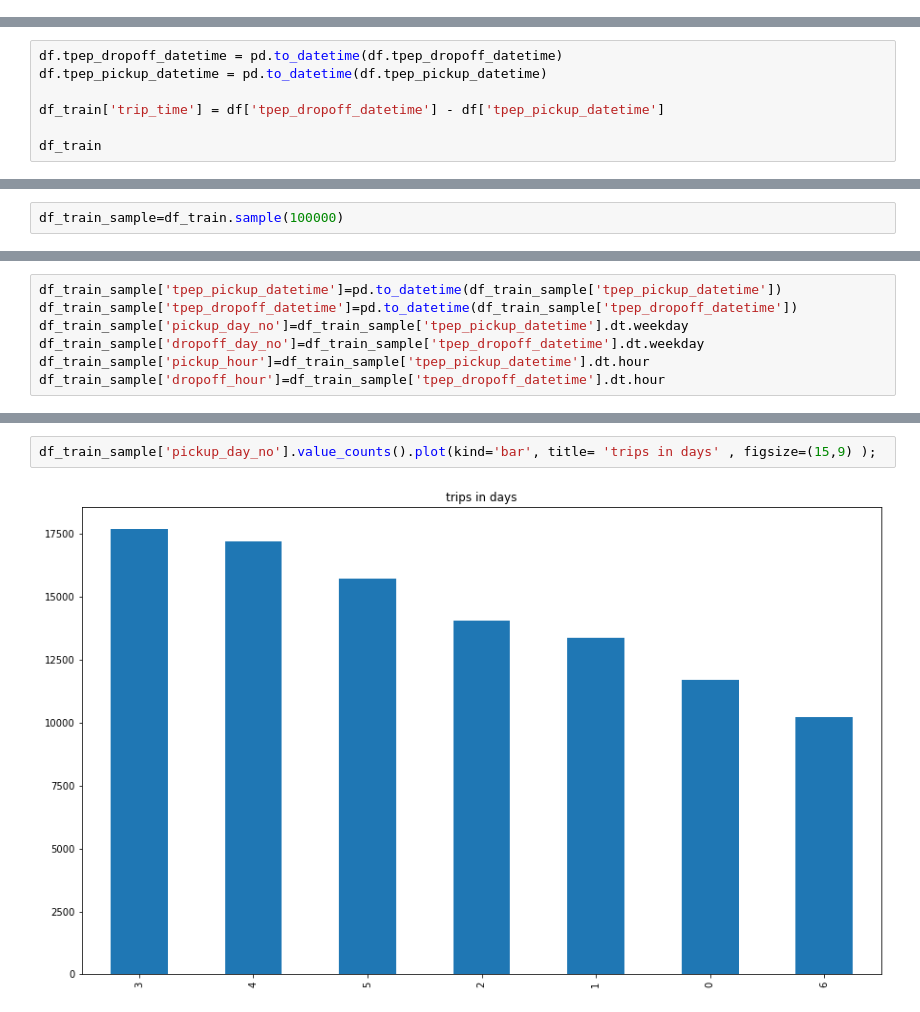
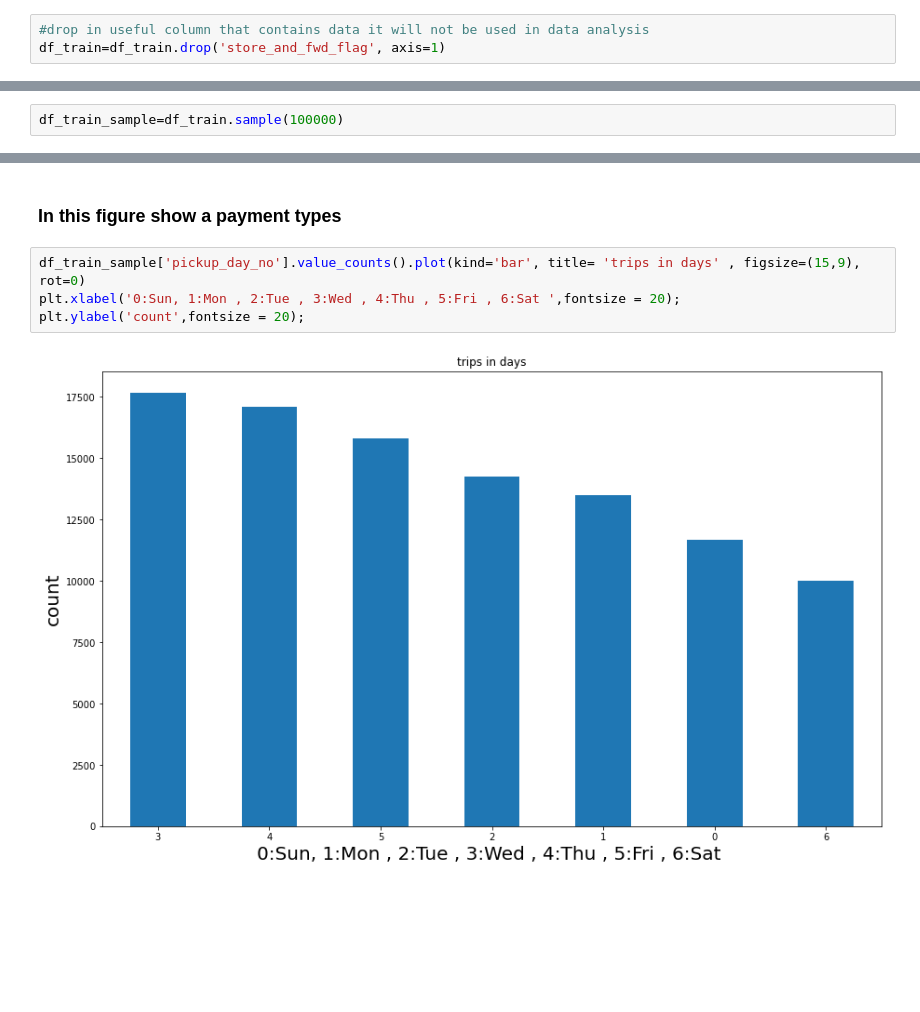
Before and after one commit to mukhtar2019/taxi_trip_regression, a Jupyter notebook: MVP_notebook.ipynb, the cells around one changed output, grey strips where cells are left out. Saved outputs shown, nothing was run; the diff lists cells and outputs as text; blank space fills up the shorter version.

```diff
--- a/MVP_notebook.ipynb
+++ b/MVP_notebook.ipynb
@@ -93,0 +108,3 @@ memory usage: 400.9+ MB
+# %%
+#drop in useful column that contains data it will not be used in data analysis
+df_train=df_train.drop('store_and_fwd_flag', axis=1)
@@ -164,7 +223,0 @@ df_train.shape
-# %%
-df.tpep_dropoff_datetime = pd.to_datetime(df.tpep_dropoff_datetime)
-df.tpep_pickup_datetime = pd.to_datetime(df.tpep_pickup_datetime)
-
-df_train['trip_time'] = df['tpep_dropoff_datetime'] - df['tpep_pickup_datetime']
-
-df_train
@@ -219,10 +238,3 @@ g = sns.pairplot(df_train_sample[:1000], kind='reg', plot_kws={'line_kws':{'colo
-# %%
-df_train_sample['tpep_pickup_datetime']=pd.to_datetime(df_train_sample['tpep_pickup_datetime'])
-df_train_sample['tpep_dropoff_datetime']=pd.to_datetime(df_train_sample['tpep_dropoff_datetime'])
-df_train_sample['pickup_day_no']=df_train_sample['tpep_pickup_datetime'].dt.weekday
-df_train_sample['dropoff_day_no']=df_train_sample['tpep_dropoff_datetime'].dt.weekday
-df_train_sample['pickup_hour']=df_train_sample['tpep_pickup_datetime'].dt.hour
-df_train_sample['dropoff_hour']=df_train_sample['tpep_dropoff_datetime'].dt.hour
 # %%
 df_train_sample
 # %% [output]
@@ -248,4 +314,8 @@ sns.heatmap(df_train_sample.corr())
+# %% [markdown]
+### In this figure show a payment types
 # %%
-df_train_sample['pickup_day_no'].value_counts().plot(kind='bar', title= 'trips in days' , figsize=(15,9) );
+df_train_sample['pickup_day_no'].value_counts().plot(kind='bar', title= 'trips in days' , figsize=(15,9), rot=0)
+plt.xlabel('0:Sun, 1:Mon , 2:Tue , 3:Wed , 4:Thu , 5:Fri , 6:Sat ',fontsize = 20);
+plt.ylabel('count',fontsize = 20);
 # %% [output]
-[figure, old version]
+[figure, new version]
```
Also changed, not shown: parts of 74 cells of this notebook.
